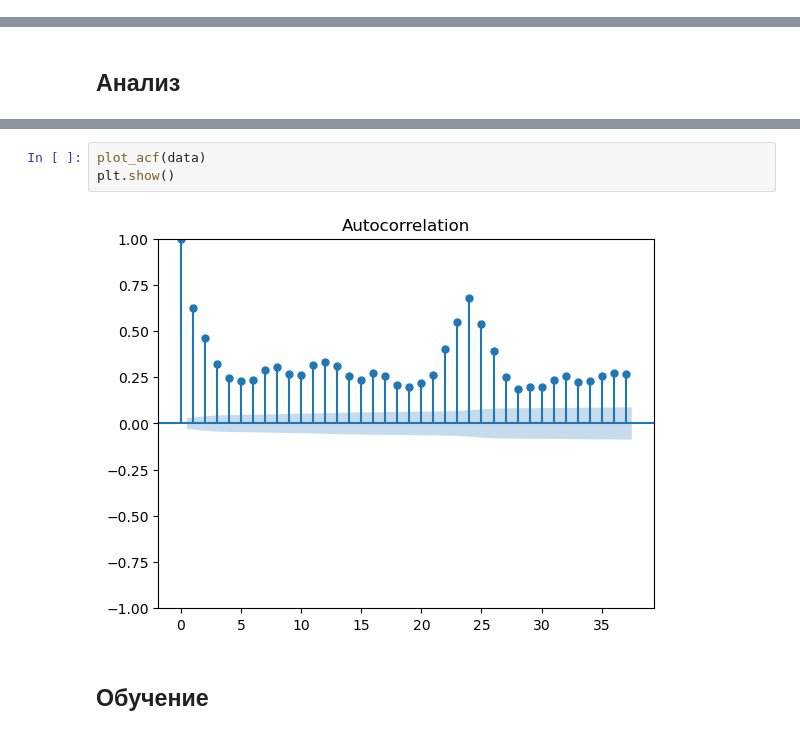
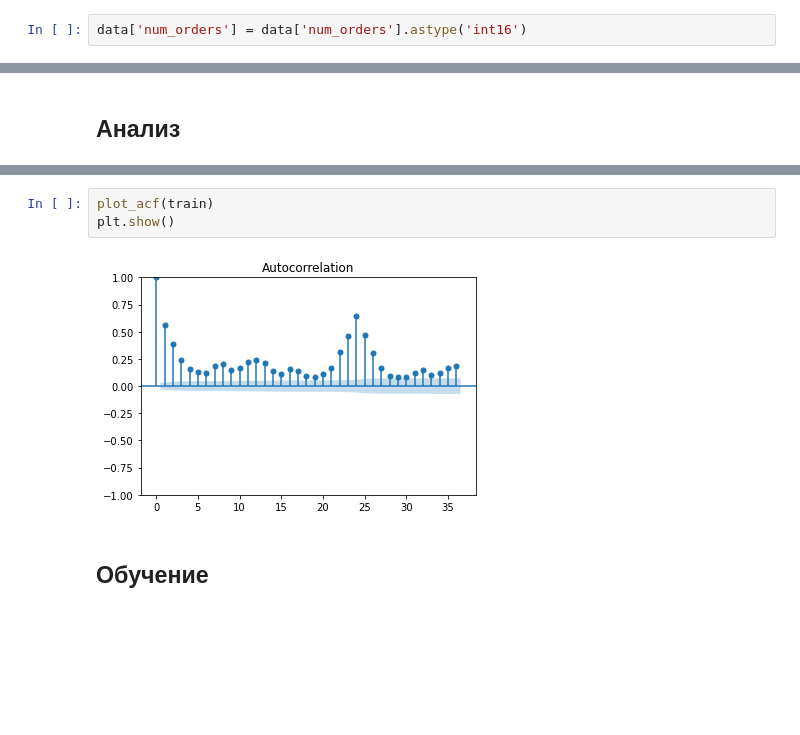
Before and after one commit to karimovdo/time, a Jupyter notebook: taxi.ipynb, the cells around one changed output, grey strips where cells are left out. Drawn from its saved outputs; the diff is of its cells as text; blank space fills up the shorter version.

```diff
--- a/taxi.ipynb
+++ b/taxi.ipynb
@@ -67,3 +67,5 @@ Data columns (total 1 columns):
  0   num_orders  26496 non-null  int64
 dtypes: int64(1)
 memory usage: 414.0 KB
+# %%
+data['num_orders'] = data['num_orders'].astype('int16')
@@ -127,8 +139,8 @@ data
 # %%
-plot_acf(data)
+plot_acf(train)
 plt.show()
 # %% [output]
-[figure, old version]
+[figure, new version]
 # %% [markdown]
 ## Обучение
 # %%
```
Also changed, not shown: parts of 19 cells of this notebook.
